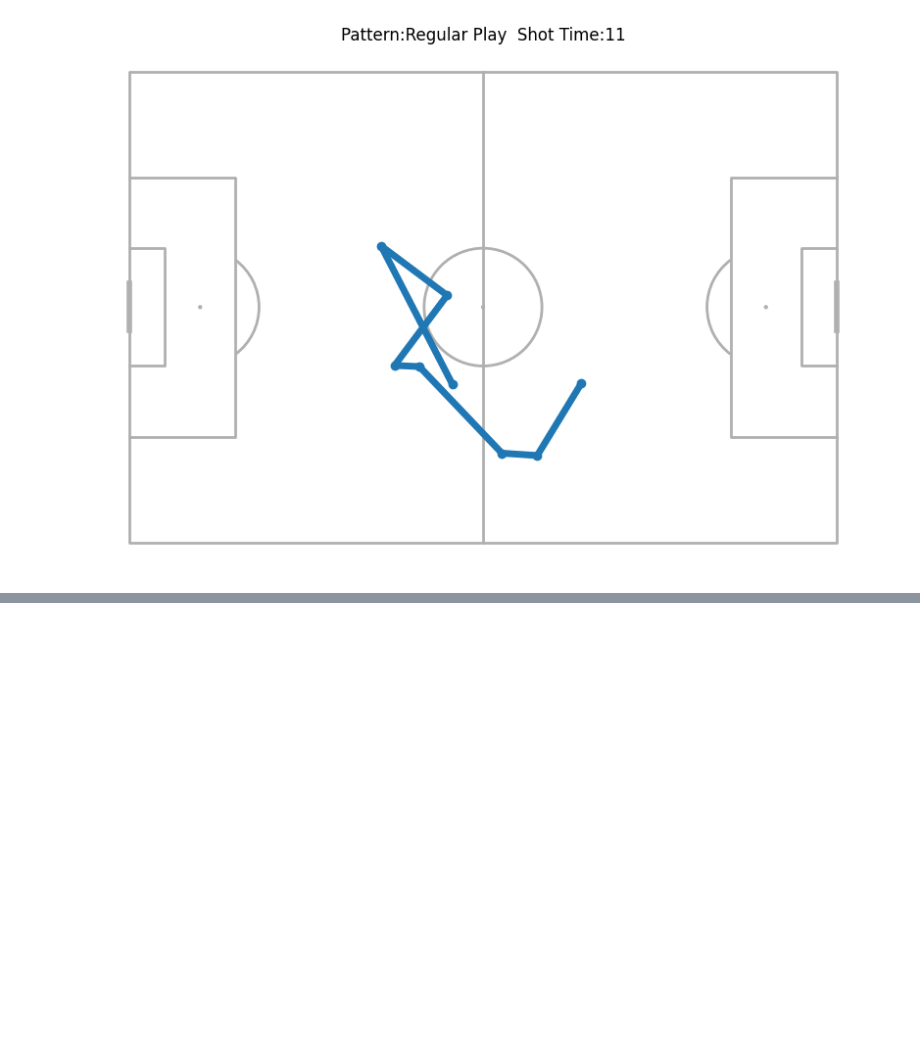
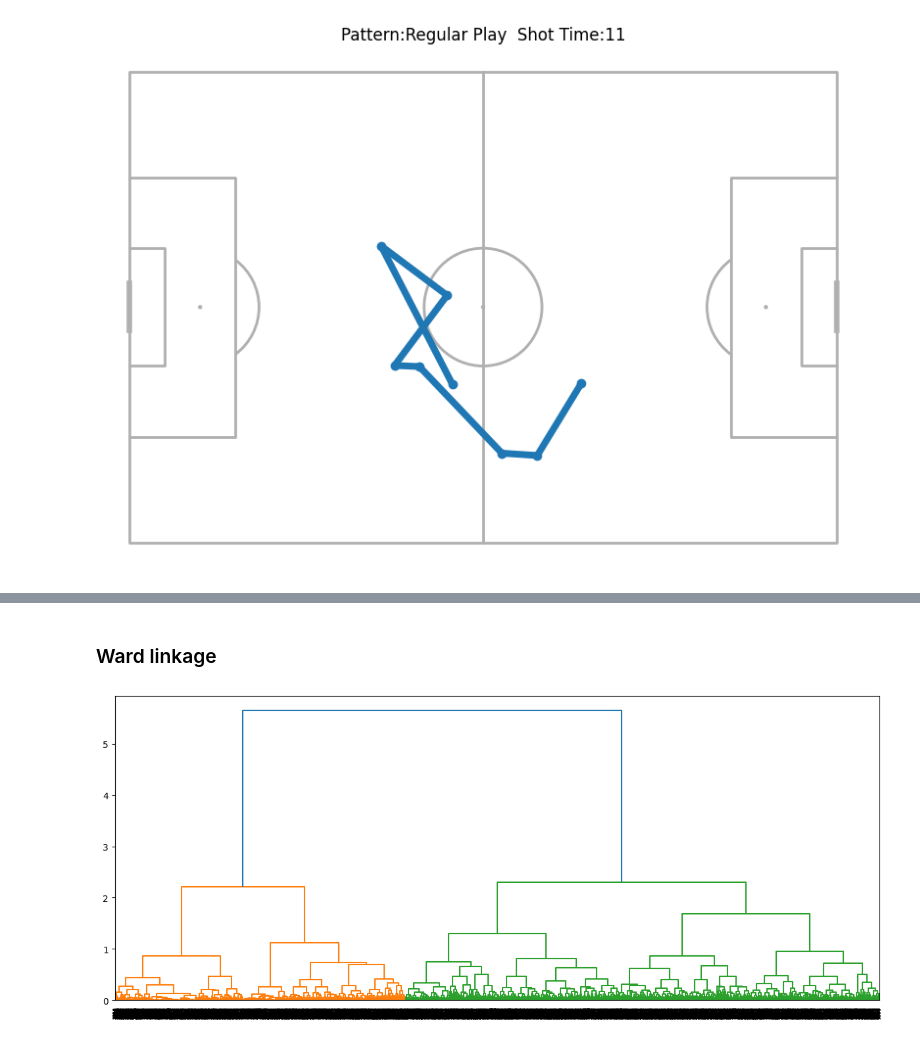
Before and after one commit to royzohar2/Soccer_DS, a Jupyter notebook: main.ipynb, the cells around one changed output, grey strips where cells are left out. Saved outputs shown, nothing was run; the diff lists cells and outputs as text; code cells hidden in the pictures; blank space fills up the shorter version.

```diff
--- a/main.ipynb
+++ b/main.ipynb
@@ -558,0 +635,6 @@ with open('data/data_with_cluster.pkl', 'wb') as file:
+# %% [markdown]
+### Ward linkage
+# %%
+linkage_matrix_ward = hierarchical_clustering(condensed_dist, 'ward')
+# %% [output]
+[figure, added]
```
Also changed, not shown: parts of 36 cells of this notebook, 3 other files.
